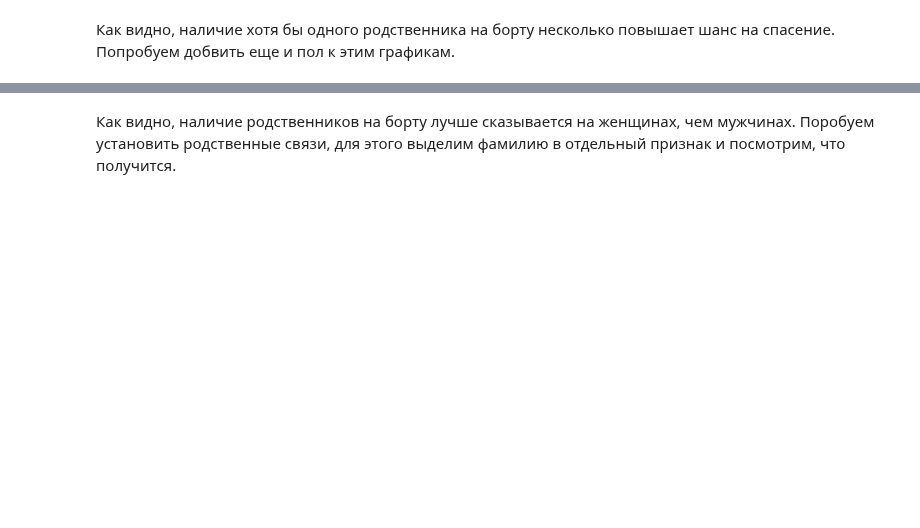
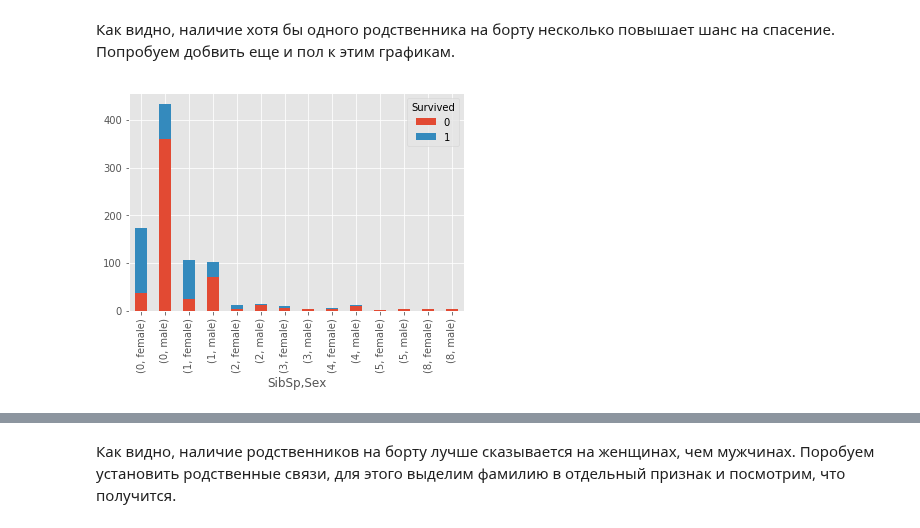
Before and after one commit to AndrewLrrr/otus-big-data, a Jupyter notebook: hw5/Titanic.ipynb, the cells around one changed output, grey strips where cells are left out. Cells and saved outputs as stored; diff of their text form; code cells hidden in the pictures; blank space fills up the shorter version.

```diff
--- a/hw5/Titanic.ipynb
+++ b/hw5/Titanic.ipynb
@@ -85,5 +173,7 @@ df.groupby(['Parch', 'Survived']).size().unstack().plot(kind='bar', stacked=True
 # %% [markdown]
 Как видно, наличие хотя бы одного родственника на борту несколько повышает шанс на спасение. Попробуем добвить еще и пол к этим графикам.
 # %%
-df.groupby(['SibSp', 'SexCode', 'Survived']).size().unstack().plot(kind='bar', stacked=True);
+df.groupby(['SibSp', 'Sex', 'Survived']).size().unstack().plot(kind='bar', stacked=True);
+# %% [output]
+[figure, added]
 # %%
```
Also changed, not shown: parts of 39 cells of this notebook.
